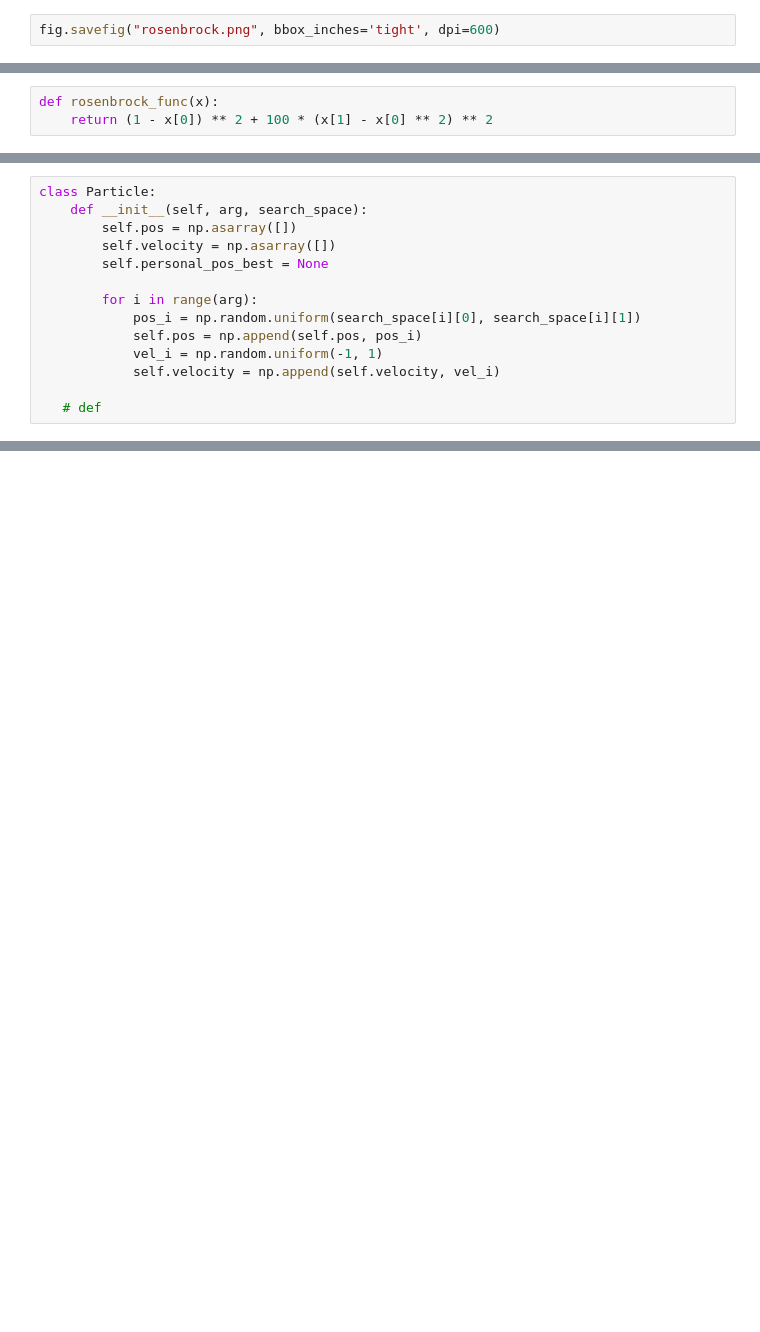
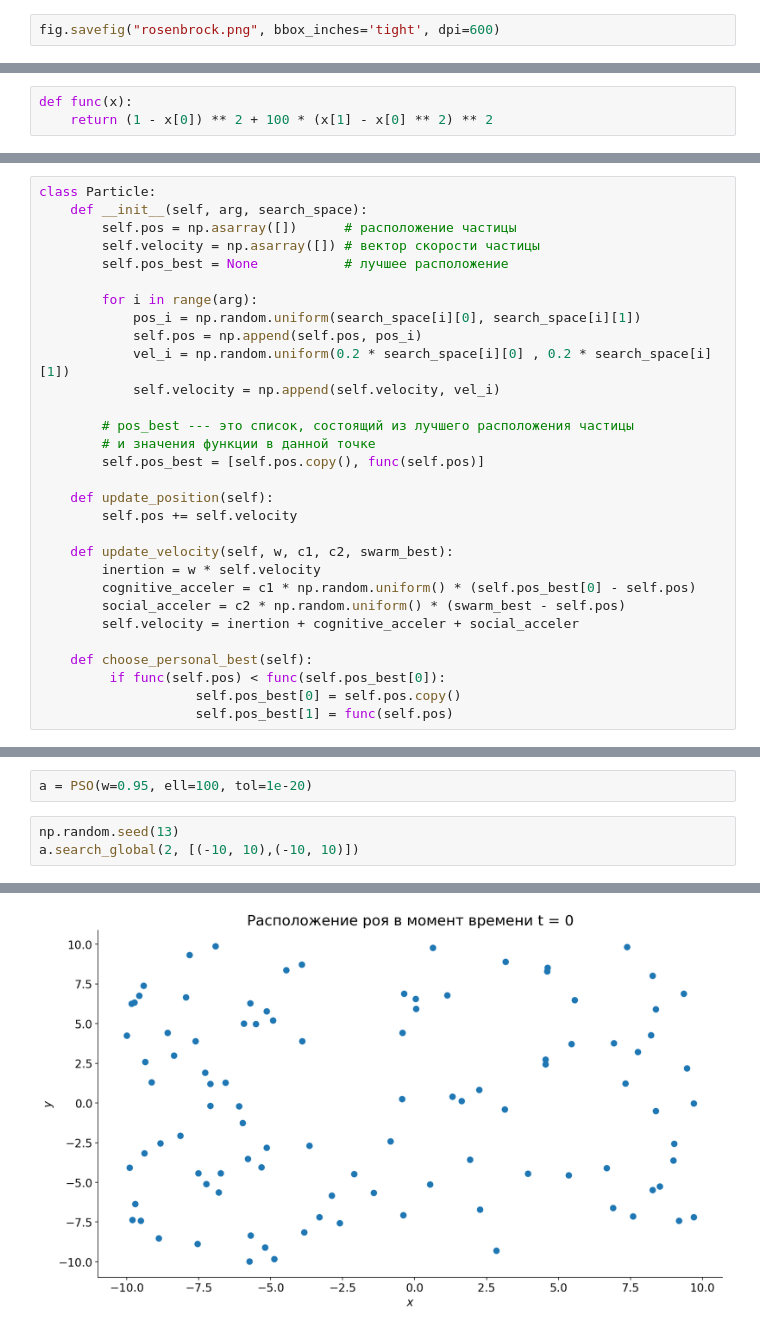
Before and after one commit to khaykingleb/stochastic-optimization-methods, a Jupyter notebook: Code/Particle_Swarm_Optimization/Rosenbrock_func.ipynb, the cells around one changed output, grey strips where cells are left out. Drawn from its saved outputs; the diff is of its cells as text; blank space fills up the shorter version.

```diff
--- a/Code/Particle_Swarm_Optimization/Rosenbrock_func.ipynb
+++ b/Code/Particle_Swarm_Optimization/Rosenbrock_func.ipynb
@@ -34,3 +38,3 @@ fig.savefig("rosenbrock.png", bbox_inches='tight', dpi=600)
 # %%
-def rosenbrock_func(x):
+def func(x):
     return (1 - x[0]) ** 2 + 100 * (x[1] - x[0] ** 2) ** 2
@@ -37,16 +69,32 @@ def rosenbrock_func(x):
 # %%
 class Particle:
     def __init__(self, arg, search_space):
-        self.pos = np.asarray([])
-        self.velocity = np.asarray([])
-        self.personal_pos_best = None
+        self.pos = np.asarray([])      # расположение частицы
+        self.velocity = np.asarray([]) # вектор скорости частицы
+        self.pos_best = None           # лучшее расположение
 
         for i in range(arg):
             pos_i = np.random.uniform(search_space[i][0], search_space[i][1])
             self.pos = np.append(self.pos, pos_i)
-            vel_i = np.random.uniform(-1, 1)
+            vel_i = np.random.uniform(0.2 * search_space[i][0] , 0.2 * search_space[i][1])
             self.velocity = np.append(self.velocity, vel_i)
 
-   # def
+        # pos_best --- это список, состоящий из лучшего расположения частицы
+        # и значения функции в данной точке
+        self.pos_best = [self.pos.copy(), func(self.pos)]
+
+    def update_position(self):
+        self.pos += self.velocity
+
+    def update_velocity(self, w, c1, c2, swarm_best):
+        inertion = w * self.velocity
+        cognitive_acceler = c1 * np.random.uniform() * (self.pos_best[0] - self.pos)
+        social_acceler = c2 * np.random.uniform() * (swarm_best - self.pos)
+        self.velocity = inertion + cognitive_acceler + social_acceler
+
+    def choose_personal_best(self):
+         if func(self.pos) < func(self.pos_best[0]):
+                    self.pos_best[0] = self.pos.copy()
+                    self.pos_best[1] = func(self.pos)
 # %%
 class PSO:
@@ -113,0 +199,6 @@ np.random.uniform(search_space[0][0], search_space[0][1])
+# %%
+a = PSO(w=0.95, ell=100, tol=1e-20)
+# %%
+np.random.seed(13)
+a.search_global(2, [(-10, 10),(-10, 10)])
+# %% [output]
@@ -113,0 +207 @@ np.random.uniform(search_space[0][0], search_space[0][1])
+[figure, added]
```
Also changed, not shown: parts of 16 cells of this notebook, 1 other file.
